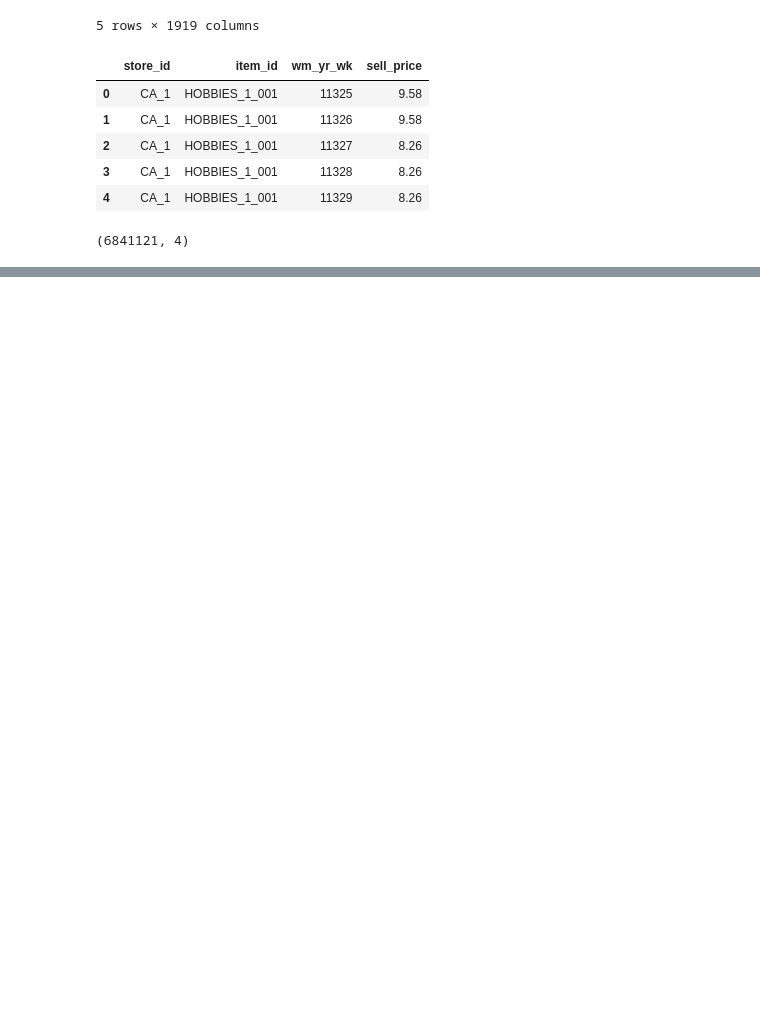
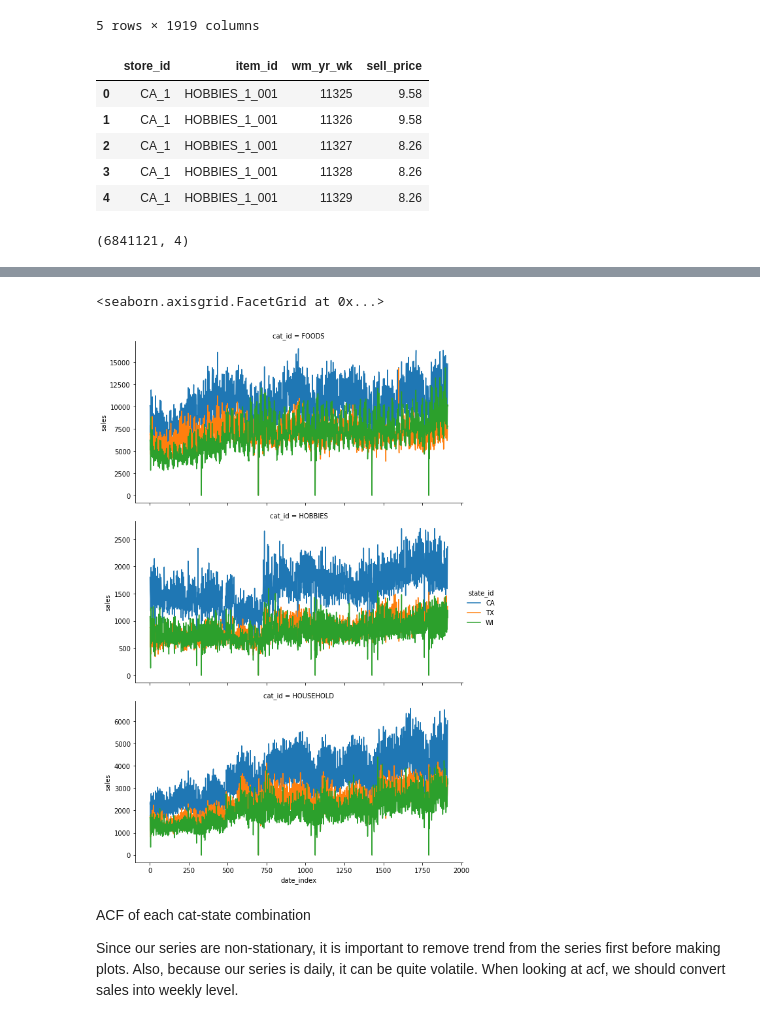
Before and after one commit to jekkiechan/m5, a Jupyter notebook: eda.ipynb, the cells around one changed output, grey strips where cells are left out. Drawn from its saved outputs; the diff is of its cells as text; code cells hidden in the pictures; blank space fills up the shorter version.

Commit message:
Added eda on trend/seasonality

```diff
--- a/eda.ipynb
+++ b/eda.ipynb
@@ -73,0 +95,16 @@ sales_nation.sort_values(['cat_id', 'wm_yr_wk'], inplace=True)
+# %%
+grid = sns.FacetGrid(sales_nation, row='cat_id', hue = 'state_id', height=4, aspect=2, sharey=False)
+
+grid.map(sns.lineplot,
+         'date_index',
+         'sales')
+
+grid.add_legend()
+# %% [output]
+<seaborn.axisgrid.FacetGrid at 0x...>
+[figure, added]
+# %% [markdown]
+ACF of each cat-state combination
+
+Since our series are non-stationary, it is important to remove trend from the series first before making plots.
+Also, because our series is daily, it can be quite volatile. When looking at acf, we should convert sales into weekly level.
```
Also changed, not shown: parts of 24 cells of this notebook.
